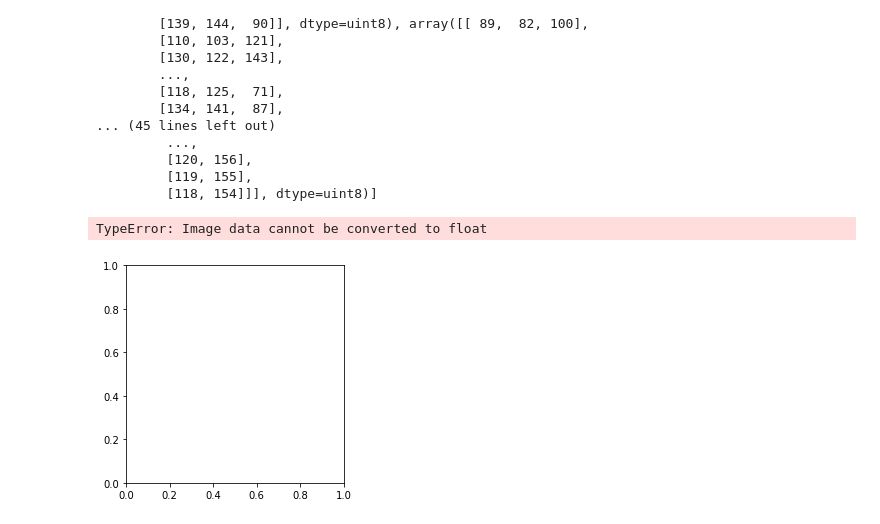
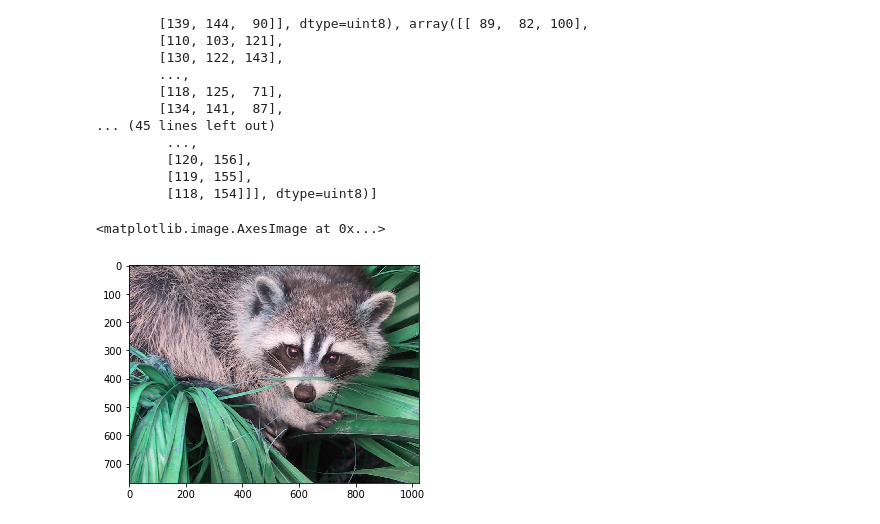
Before and after one commit to 2019-a-gr1-python/py-alvarez-naranjo-miguel-esteban, a Jupyter notebook: 02_Numpy/06_Imagenes.ipynb, the cells around one changed output. Cells and saved outputs as stored; diff of their text form; code cells hidden in the pictures.

```diff
--- a/02_Numpy/06_Imagenes.ipynb
+++ b/02_Numpy/06_Imagenes.ipynb
@@ -90,6 +90,6 @@ plt.show
 <function matplotlib.pyplot.show(*args, **kw)>
 [figure]
 # %%
-colores_invertidos_Mapache = mapache[:,:,:-1]
+colores_invertidos_Mapache = mapache[:,:,::-1]
 colores_invertidos_Mapache
 # %% [output]
@@ -136,8 +138,8 @@ arreglo_mapache
          [119, 155],
          [118, 154]]], dtype=uint8)]
 # %%
-plt.imshow(arreglo_mapache)
+plt.imshow(colores_invertidos_Mapache)
 # %% [output]
-TypeError: Image data cannot be converted to float
+<matplotlib.image.AxesImage at 0x...>
-[figure, old version]
+[figure, new version]
 # %%
```
Also changed, not shown: parts of 9 cells of this notebook, 1 other file.
